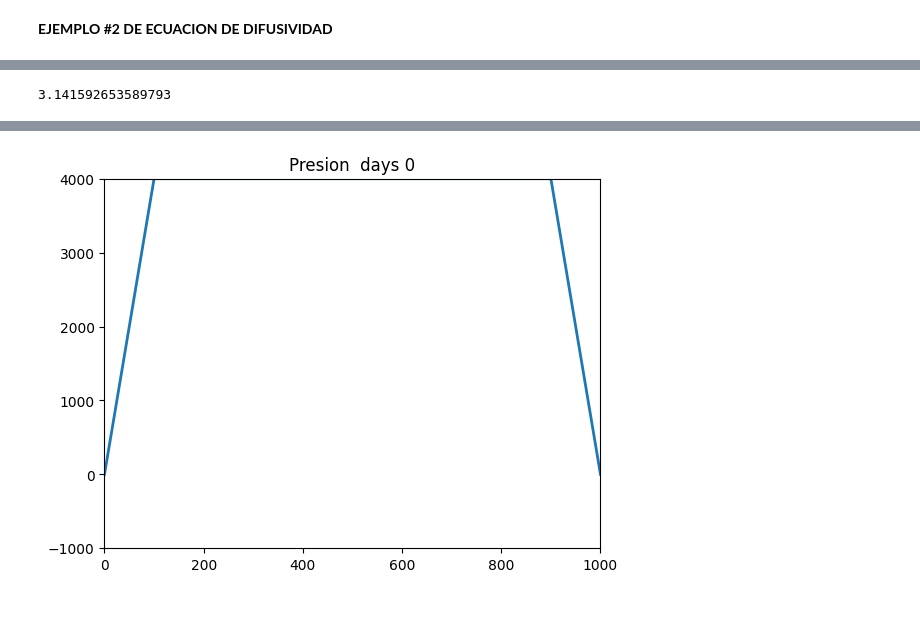
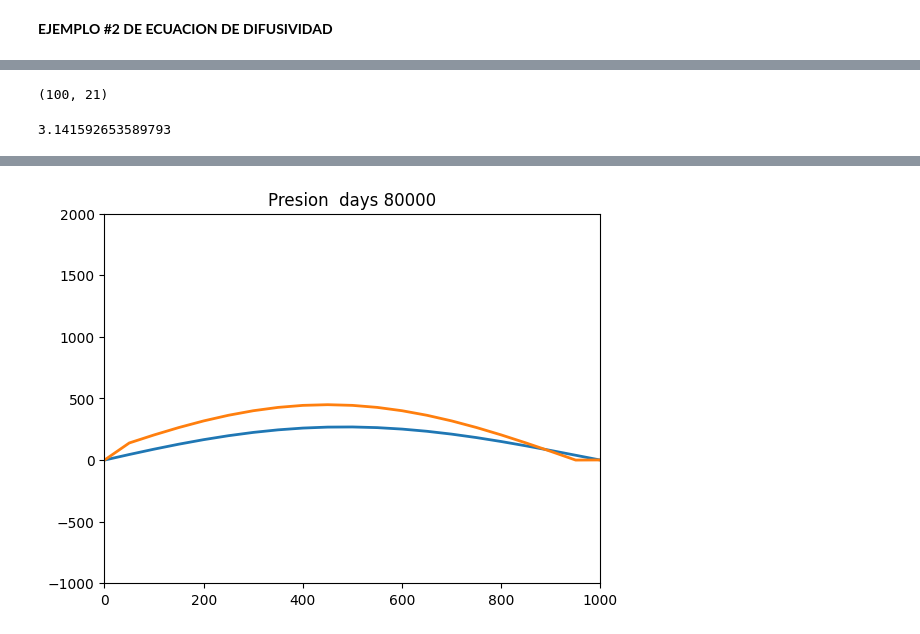
Before and after one commit to JorgeGalarza777/SIM_YAC_GALARZA_UPSE2023, a Jupyter notebook: EJERCICIOYACIMIENTO1.ipynb, the cells around one changed output, grey strips where cells are left out. Drawn from its saved outputs; the diff is of its cells as text; code cells hidden in the pictures.

```diff
--- a/EJERCICIOYACIMIENTO1.ipynb
+++ b/EJERCICIOYACIMIENTO1.ipynb
@@ -169,0 +191,7 @@ P0in.shape
+# %%
+#Calculo real
+from mpmath import mp
+def Prealsum2(alpha,t,x,L,Pini):
+  sumpexc=0
+  Pexct=Pini*np.sin(math.pi*x/L)*mp.exp(-(alpha**2*math.pi**2)*t/(L**2))
+  return Pexct
@@ -180,5 +226,10 @@ IndexError: ignored
+# %%
+def Presdt(P1,P2,P3,deltat,deltax):
+  return(((round(P1,7)-2*round(P2,7)+round(P3,7))/(deltax*deltax))*deltat)+round(P2,7)
+# %%
+PXX[0]=P01
+P0in=P01
 # %%
-PXX[0]=P01
 while t<Tiempo:
     for i in range(0,len(P0in)-1):
       if i==0:
@@ -190,7 +241,6 @@ while t<Tiempo:
     PXX[math.floor(t/DT)]=Pdt
     t=t+DT
     P0in=Pdt
-    P01=np.append(P01,Pdt)
 # %%
 PXX
 # %% [output]
@@ -228,3 +293,7 @@ plt.show()
+# %%
+PXX.shape
+# %% [output]
+(100, 21)
 # %%
 math.pi
 # %% [output]
@@ -233,42 +302,43 @@ math.pi
 %matplotlib inline
 import matplotlib.pyplot as plt
 
 from matplotlib import animation, rc
 from IPython.display import HTML
 import matplotlib.animation as animation
 
 
-# Primero configure la figura, el eje y el elemento de la trama que queremos animar
+# First set up the figure, the axis, and the plot element we want to animate
 fig, ax = plt.subplots()
 
 ax.set_xlim(( 0, 1000))
-ax.set_ylim((-1000, 4000))
+ax.set_ylim((-1000, 2000))
 
 line, = ax.plot([], [], lw=2)
-#line2, = ax.plot([], [], lw=2)
-# función de inicialización: trazar el fondo de cada cuadro
+line2, = ax.plot([], [], lw=2)
+# initialization function: plot the background of each frame
 def init():
     line.set_data([], [])
     return (line,)
 
-#def init():
-    #line2.set_data([], [])
-    #return (line2,)
+def init():
+    line2.set_data([], [])
+    return (line2,)
 
-# función de animación. Esto se llama secuencialmente
+# animation function. This is called sequentially
 def animate(i):
     x = Distance
     y = PXX[i]
+    y2=Preal[i]
     line.set_data(x, y)
-    #line2.set_data(y, x)
+    line2.set_data(x, y2)
     ax.set(title='Presion  days ' + str(i*DT))
     return (line,)
 
-# llamar al animador. blit=True significa solo volver a dibujar las partes que han cambiado.
+# call the animator. blit=True means only re-draw the parts that have changed.
 anim = animation.FuncAnimation(fig, animate, init_func=init,
-                               frames=range(0,100,200), interval=200, blit=True)
+                               frames=range(0,math.floor(Tiempo/DT),20), interval=200, blit=True)
 
 HTML(anim.to_html5_video())
 # %% [output]
 [interactive output not drawn]
-[figure, old version]
+[figure, new version]
```
Also changed, not shown: parts of 20 cells of this notebook.
